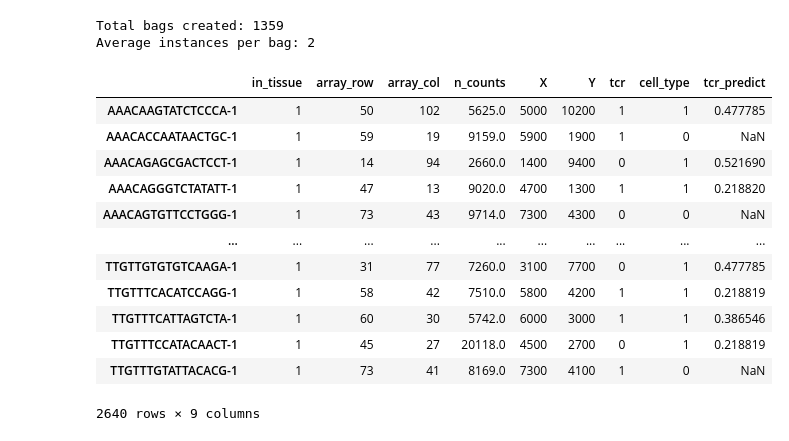
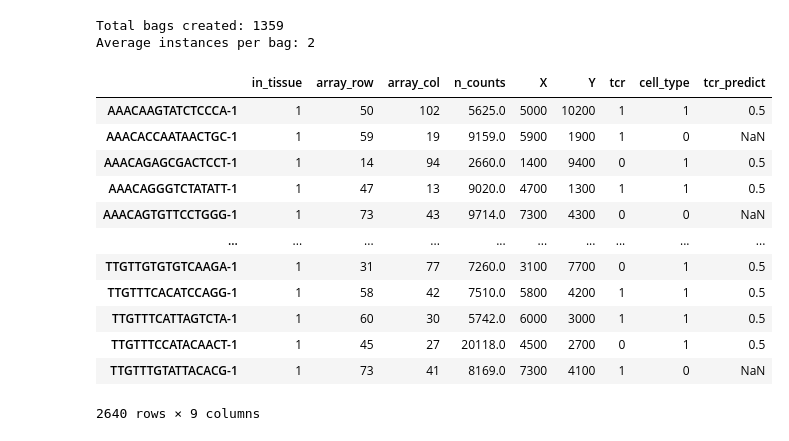
Before and after one commit to yaober/SPACER, a Jupyter notebook: model.ipynb, the cells around one changed output. Cells and saved outputs as stored; diff of their text form; code cells hidden in the pictures.

```diff
--- a/model.ipynb
+++ b/model.ipynb
@@ -128,11 +135,13 @@ torch.Size([4, 19379])
 class Immunogenicity(nn.Module):
     def __init__(self):
         super(Immunogenicity, self).__init__()
-        self.ig = nn.Parameter(torch.randn(19379))
+        self.ig = nn.Parameter(torch.full((19379,), -1000.0))
 
     def forward(self):
+        #sigmod
 
-        return self.ig.T
+        ig = torch.sigmoid(self.ig)
+        return ig
 # %%
 model = Immunogenicity()
 
@@ -155,6 +163,7 @@ class MIL(nn.Module):
         #self.pooling = MILPooling()
 
     def forward(self, distances, gene_expressions):
+        bag_outputs = []
         for distance, gene_expression in zip(distances, gene_expressions):
             #print(distance.size())
             distance = self.distance(distance)
@@ -181,7 +190,8 @@ class MIL(nn.Module):
             bag_output = torch.sum(bag_output, dim=0)
             #print(bag_output)
             bag_output = torch.sigmoid(bag_output)
-        return bag_output
+            bag_outputs.append(bag_output)
+        return torch.stack(bag_outputs).squeeze(dim=1)
 # %%
 model = MIL()
 output = model(distances, gene_expressions)
@@ -369,18 +379,18 @@ adata = predict(model, adata,radius=20, device=device)
 Total bags created: 1359
 Average instances per bag: 2
 # %%
-adata.obs.
+adata.obs
 # %% [output]
 |  | in_tissue | array_row | array_col | n_counts | X | Y | tcr | cell_type | tcr_predict |
-| AAACAAGTATCTCCCA-1 | 1 | 50 | 102 | 5625.0 | 5000 | 10200 | 1 | 1 | 0.477785 |
+| AAACAAGTATCTCCCA-1 | 1 | 50 | 102 | 5625.0 | 5000 | 10200 | 1 | 1 | 0.5 |
 | AAACACCAATAACTGC-1 | 1 | 59 | 19 | 9159.0 | 5900 | 1900 | 1 | 0 | NaN |
-| AAACAGAGCGACTCCT-1 | 1 | 14 | 94 | 2660.0 | 1400 | 9400 | 0 | 1 | 0.521690 |
-| AAACAGGGTCTATATT-1 | 1 | 47 | 13 | 9020.0 | 4700 | 1300 | 1 | 1 | 0.218820 |
+| AAACAGAGCGACTCCT-1 | 1 | 14 | 94 | 2660.0 | 1400 | 9400 | 0 | 1 | 0.5 |
+| AAACAGGGTCTATATT-1 | 1 | 47 | 13 | 9020.0 | 4700 | 1300 | 1 | 1 | 0.5 |
 | AAACAGTGTTCCTGGG-1 | 1 | 73 | 43 | 9714.0 | 7300 | 4300 | 0 | 0 | NaN |
 | ... | ... | ... | ... | ... | ... | ... | ... | ... | ... |
-| TTGTTGTGTGTCAAGA-1 | 1 | 31 | 77 | 7260.0 | 3100 | 7700 | 0 | 1 | 0.477785 |
-| TTGTTTCACATCCAGG-1 | 1 | 58 | 42 | 7510.0 | 5800 | 4200 | 1 | 1 | 0.218819 |
-| TTGTTTCATTAGTCTA-1 | 1 | 60 | 30 | 5742.0 | 6000 | 3000 | 1 | 1 | 0.386546 |
-| TTGTTTCCATACAACT-1 | 1 | 45 | 27 | 20118.0 | 4500 | 2700 | 0 | 1 | 0.218819 |
+| TTGTTGTGTGTCAAGA-1 | 1 | 31 | 77 | 7260.0 | 3100 | 7700 | 0 | 1 | 0.5 |
+| TTGTTTCACATCCAGG-1 | 1 | 58 | 42 | 7510.0 | 5800 | 4200 | 1 | 1 | 0.5 |
+| TTGTTTCATTAGTCTA-1 | 1 | 60 | 30 | 5742.0 | 6000 | 3000 | 1 | 1 | 0.5 |
+| TTGTTTCCATACAACT-1 | 1 | 45 | 27 | 20118.0 | 4500 | 2700 | 0 | 1 | 0.5 |
 | TTGTTTGTATTACACG-1 | 1 | 73 | 41 | 8169.0 | 7300 | 4100 | 1 | 0 | NaN |
 2640 rows × 9 columns
```
Also changed, not shown: parts of 9 cells of this notebook, 5 other files.
